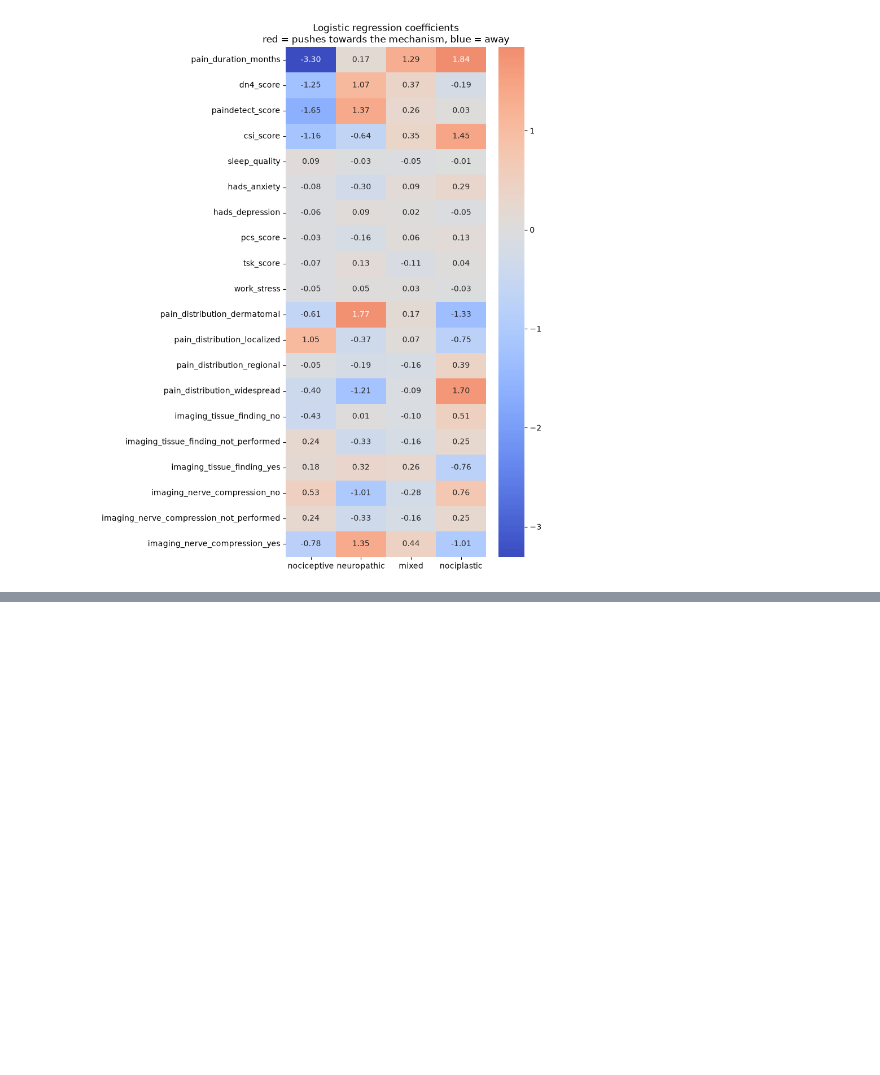
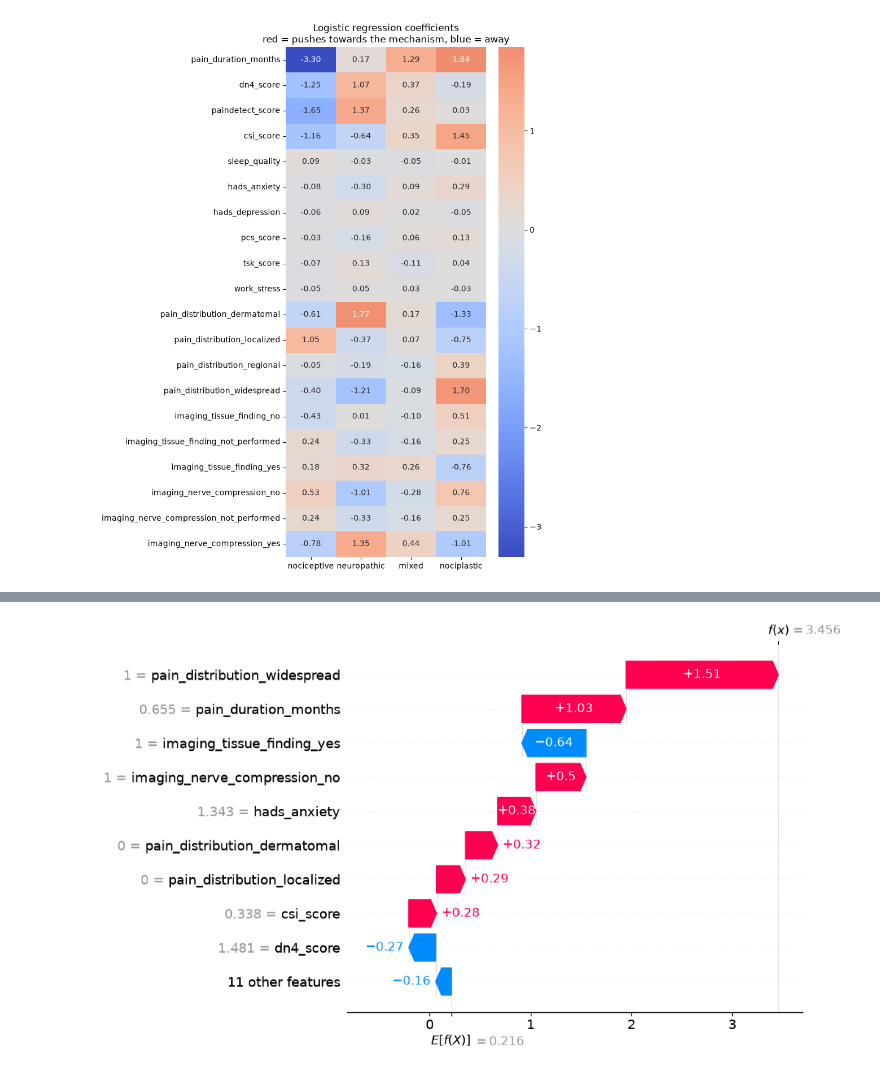
Before and after one commit to RenatoMurayama/pain-mechanism-classifier, a Jupyter notebook: notebooks/03_modeling.ipynb, the cells around one changed output, grey strips where cells are left out. Drawn from its saved outputs; the diff is of its cells as text; code cells hidden in the pictures; blank space fills up the shorter version.

```diff
--- a/notebooks/03_modeling.ipynb
+++ b/notebooks/03_modeling.ipynb
@@ -320,0 +350,6 @@ plt.show()
+# %%
+# Same patient, explanation for the nociplastic class
+nociplastic_pos = list(model_step.classes_).index("nociplastic")
+shap.plots.waterfall(shap_values[patient_pos, :, nociplastic_pos], max_display=10)
+# %% [output]
+[figure, added]
```
Also changed, not shown: parts of 1 cell of this notebook.
